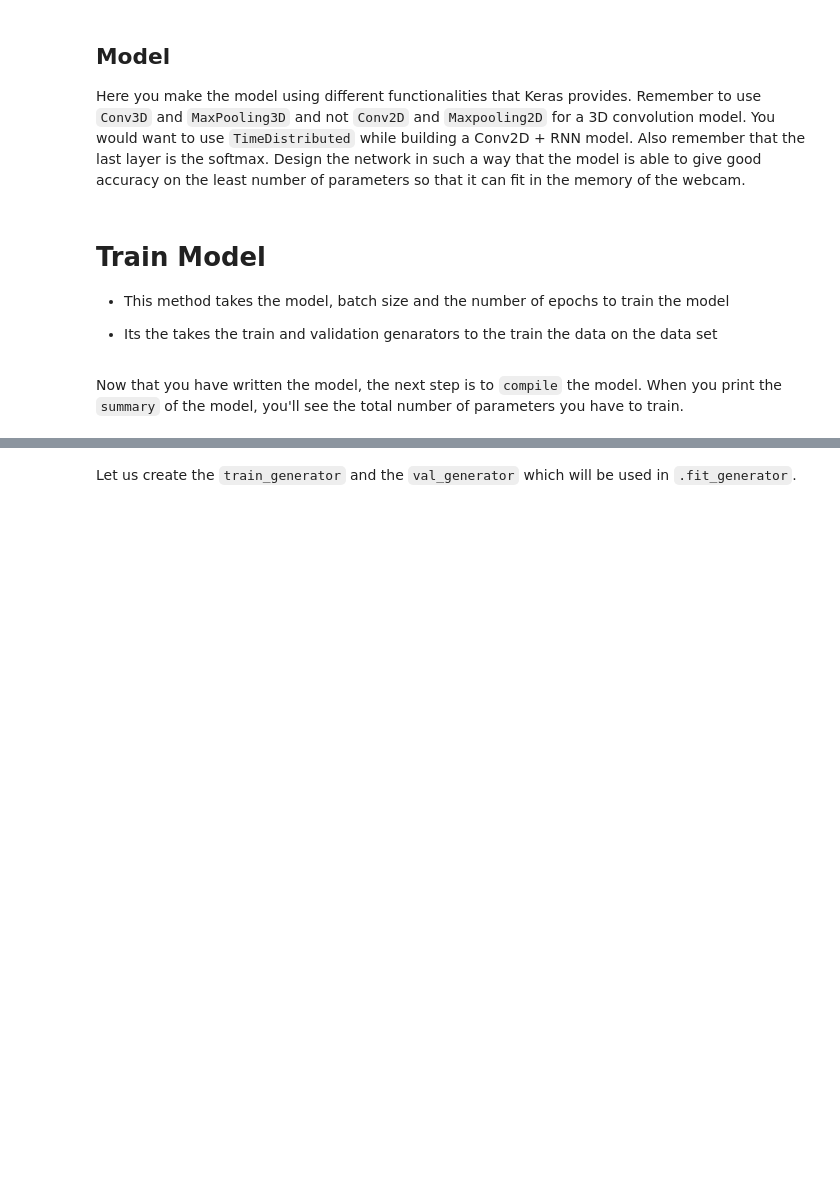
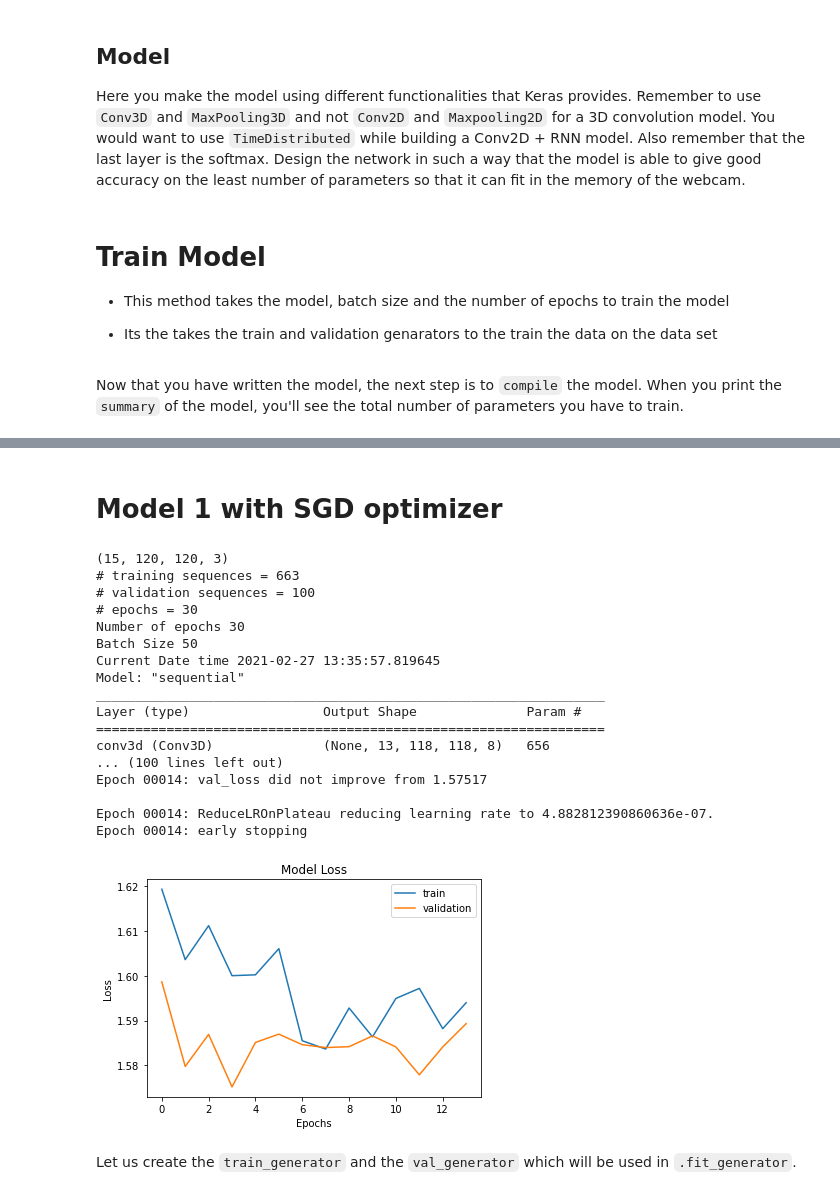
Before and after one commit to ranitha84/gesture_recognition, a Jupyter notebook: Neural_Nets_Project_Starter_Code.ipynb, the cells around one changed output, grey strips where cells are left out. Cells and saved outputs as stored; diff of their text form; code cells hidden in the pictures; blank space fills up the shorter version.

```diff
--- a/Neural_Nets_Project_Starter_Code.ipynb
+++ b/Neural_Nets_Project_Starter_Code.ipynb
@@ -391,3 +486,39 @@ Now that you have written the model, the next step is to `compile` the model. Wh
+# %% [markdown]
+# Model 1 with SGD optimizer
+# %%
+train_gen = AugmentedDataGenerator(mode='train')
+val_gen = AugmentedDataGenerator(mode='val')
+skip_image_size=2
+batch_size= 50
+
+train_generator = train_gen.generator(train_path, train_doc, batch_size,skip_image_size)
+val_generator = val_gen.generator(val_path, val_doc, batch_size,skip_image_size)
+
+model_generator = ModelGenerator(input_shape=(15,120,120,3))
+
+model = model_generator.model_cv3D()
+
+num_epochs =30
+train_model(model=model,batch_size=batch_size,num_epochs=num_epochs,train_generator=train_generator,val_generator=val_generator,_optimizer='sgd', learning_rate=0.05)
+# %% [output]
+(15, 120, 120, 3)
+# training sequences = 663
+# validation sequences = 100
+# epochs = 30
+Number of epochs 30
+Batch Size 50
+Current Date time 2021-02-27 13:35:57.819645
+Model: "sequential"
+_________________________________________________________________
+Layer (type)                 Output Shape              Param #
+=================================================================
+conv3d (Conv3D)              (None, 13, 118, 118, 8)   656
+... (100 lines left out)
+Epoch 00014: val_loss did not improve from 1.57517
+
+Epoch 00014: ReduceLROnPlateau reducing learning rate to 4.882812390860636e-07.
+Epoch 00014: early stopping
+[figure, added]
 # %% [markdown]
 Let us create the `train_generator` and the `val_generator` which will be used in `.fit_generator`.
 # %%
```
Also changed, not shown: parts of 17 cells of this notebook.
